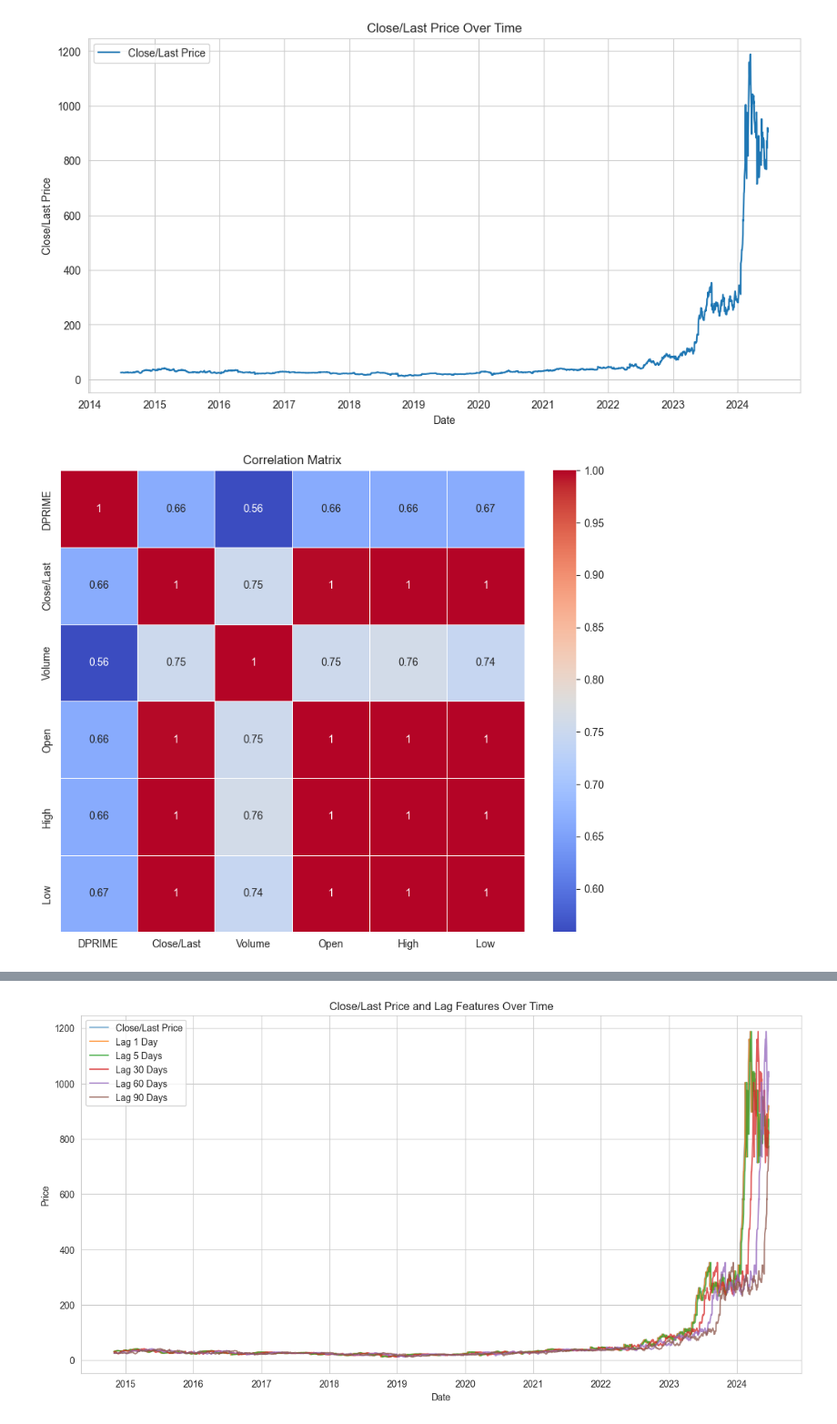
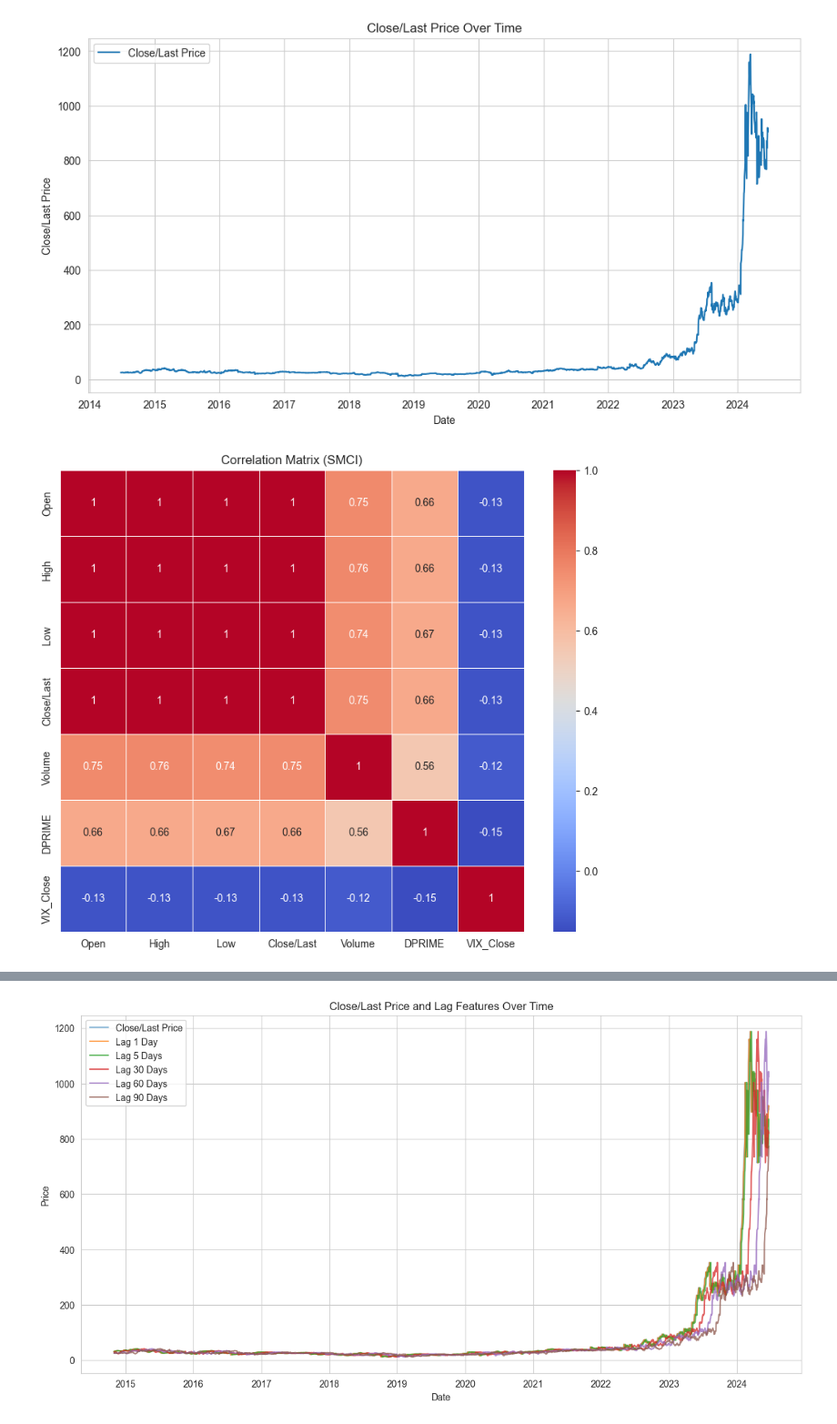
Before and after one commit to Sara-Ho99/stock-prediction, a Jupyter notebook: Data_exploration_SMCI.ipynb, the cells around one changed output, grey strips where cells are left out. Shown at 91% size. Saved outputs shown, nothing was run; the diff lists cells and outputs as text; code cells hidden in the pictures.

Commit message:
Data exploration and decomposition complete

```diff
--- a/Data_exploration_SMCI.ipynb
+++ b/Data_exploration_SMCI.ipynb
@@ -12,7 +12,7 @@ from tensorflow.keras.layers import LSTM, Dense, Dropout
 import seaborn as sns
 # %%
 # 1. Import data
-file_path = './data/merged_data.csv'
+file_path = './data/SMCI_merged.csv'
 data = pd.read_csv(file_path)
 # %%
 # 2. Preparing Data
@@ -20,6 +20,9 @@ data['Date'] = pd.to_datetime(data['Date'])
 data.set_index('Date', inplace=True)
 data = data.sort_index(ascending=True)
 
+columns_to_keep = ['Open', 'High', 'Low', 'Close/Last', 'Volume', 'DPRIME', 'VIX_Close']
+data = data[columns_to_keep]
+
 # Subset data for the specified date range
 start_date = '2014-06-24'
 end_date = '2024-06-21'
@@ -62,13 +65,12 @@ plt.show()
 # %%
 # 5. Correlation
 
-# Correlation matrix
 correlation_matrix = data.corr()
 
 # Plotting the correlation matrix
 plt.figure(figsize=(10, 8))
 sns.heatmap(correlation_matrix, annot=True, cmap='coolwarm', linewidths=0.5)
-plt.title('Correlation Matrix')
+plt.title('Correlation Matrix (SMCI)')
 plt.show()
 # %% [output]
-[figure, old version]
+[figure, new version]
```
Also changed, not shown: parts of 29 cells of this notebook, 8 other files.
